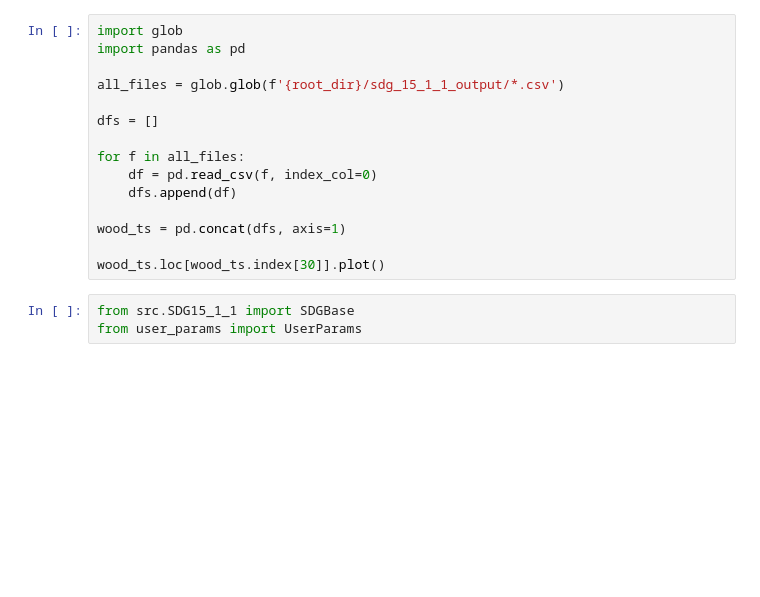
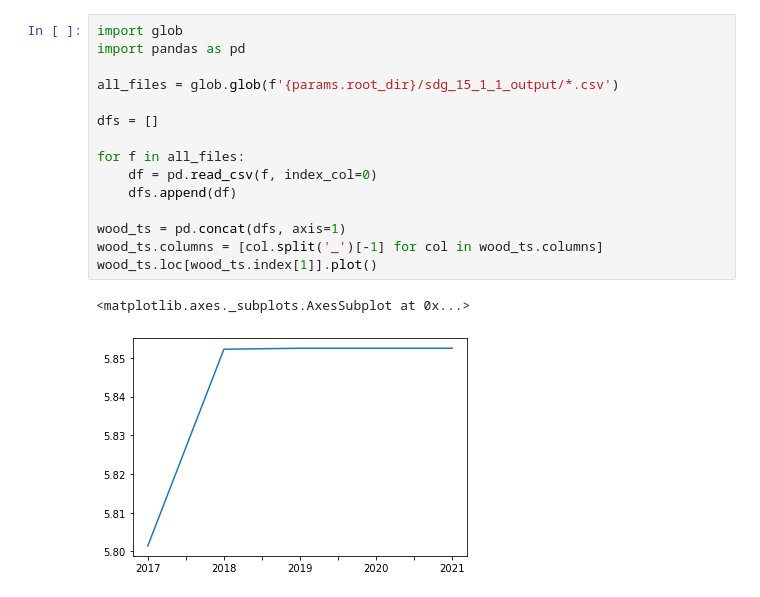
Before and after one commit to ONSgeo/sdg-15-1-1, a Jupyter notebook: SDG_15_1_1_scratch.ipynb, the cells around one changed output. Drawn from its saved outputs; the diff is of its cells as text; blank space fills up the shorter version.

```diff
--- a/SDG_15_1_1_scratch.ipynb
+++ b/SDG_15_1_1_scratch.ipynb
@@ -12,18 +21,18 @@ gfr.calculate_multiple_years(params.year_start, params.year_end)
 # %%
 import glob
 import pandas as pd
 
-all_files = glob.glob(f'{root_dir}/sdg_15_1_1_output/*.csv')
+all_files = glob.glob(f'{params.root_dir}/sdg_15_1_1_output/*.csv')
 
 dfs = []
 
 for f in all_files:
     df = pd.read_csv(f, index_col=0)
     dfs.append(df)
 
 wood_ts = pd.concat(dfs, axis=1)
-
-wood_ts.loc[wood_ts.index[30]].plot()
+wood_ts.columns = [col.split('_')[-1] for col in wood_ts.columns]
+wood_ts.loc[wood_ts.index[1]].plot()
+# %% [output]
+<matplotlib.axes._subplots.AxesSubplot at 0x...>
+[figure, added]
-# %%
-from src.SDG15_1_1 import SDGBase
-from user_params import UserParams
```
Also changed, not shown: parts of 4 cells of this notebook, 5 other files.
